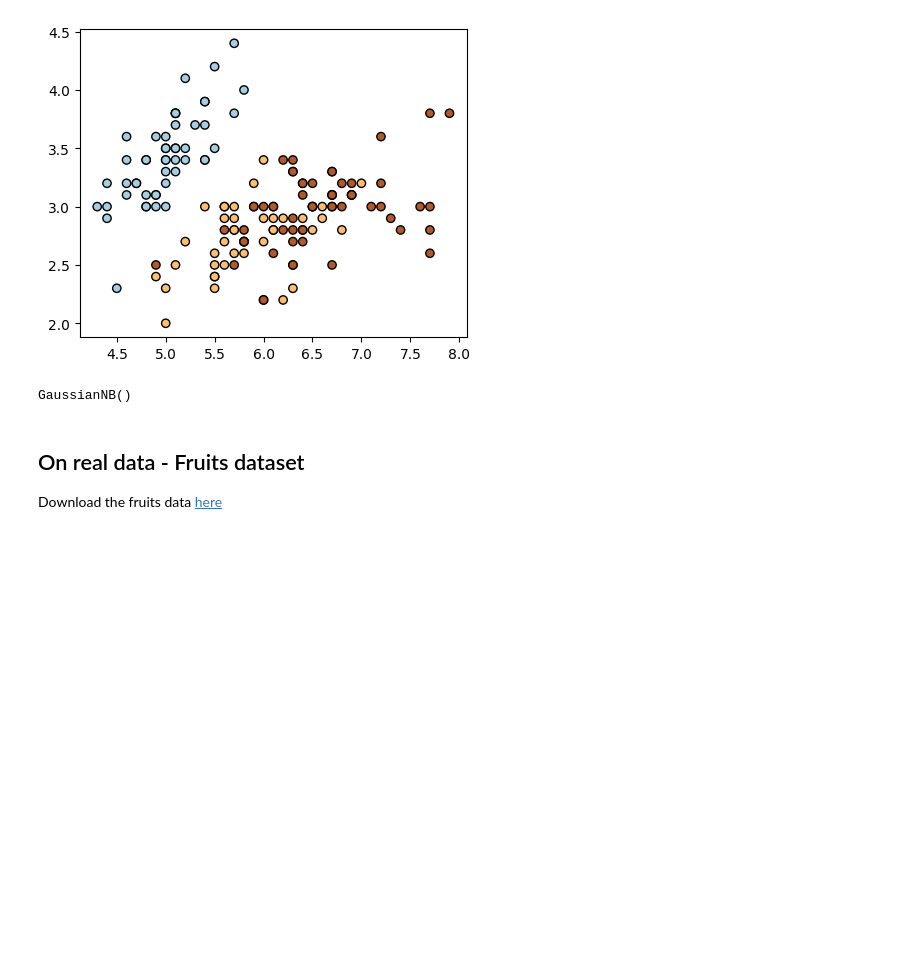
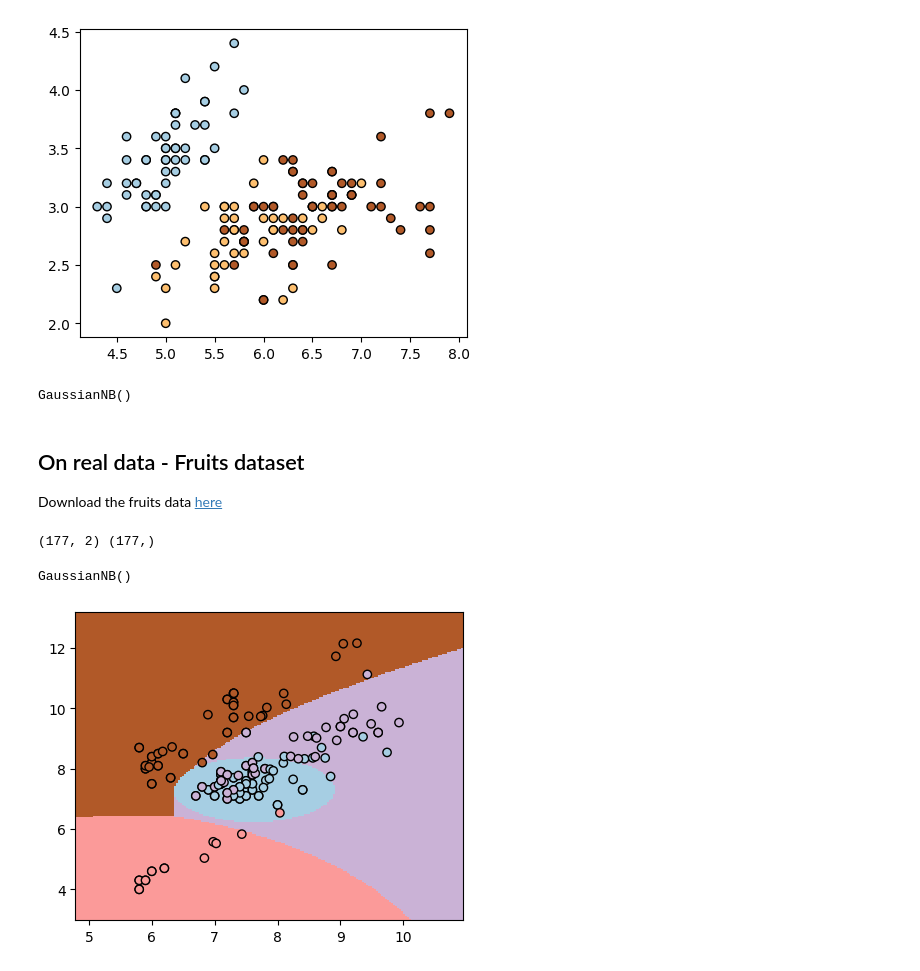
Before and after one commit to yustinbarnet/machine_learning, a Jupyter notebook: Sem_03/Naive_Bayes.ipynb, the cells around one changed output. Saved outputs shown, nothing was run; the diff lists cells and outputs as text; code cells hidden in the pictures; blank space fills up the shorter version.

```diff
--- a/Sem_03/Naive_Bayes.ipynb
+++ b/Sem_03/Naive_Bayes.ipynb
@@ -70,18 +70,22 @@ import seaborn as sns
 import matplotlib.pyplot as plt
 from sklearn.naive_bayes import GaussianNB
 # %%
-fruit_data = _ # Load the fruits dataset
-fruits_x = _  # Features. We'll pick 2
-fruits_y = _  # Labels
+fruit_data = pd.read_csv('/content/fruits_data_ext.csv')
+fruits_x = fruit_data[['width', 'height']].values  # Features: 'width' and 'height'
+fruits_y = fruit_data['fruit_label'].values  # Labels: 'fruit_label'
 
 # Convert everything to a np array
 fruits_x, fruits_y = np.asarray(fruits_x), np.asarray(fruits_y)
 
 # Print shapes
-print ( _ )
+print(fruits_x.shape, fruits_y.shape)
+# %% [output]
+(177, 2) (177,)
 # %%
 # Instance GaussianNB object
 naive_bayes = GaussianNB()
 
 # Training
- _ #(num_samples, Features)
+naive_bayes.fit(fruits_x, fruits_y)
+# %% [output]
+GaussianNB()
@@ -90,0 +92,24 @@ _
+# %%
+## Plot decision boundaries
+# Paso 1: Determinar los valores mínimo y máximo para el grid
+h_min, h_max = fruits_x[:, 0].min() - 1, fruits_x[:, 0].max() + 1
+v_min, v_max = fruits_x[:, 1].min() - 1, fruits_x[:, 1].max() + 1
+
+# Paso 2: Crear una cuadrícula de puntos
+h_grid, v_grid = np.meshgrid(np.linspace(h_min, h_max, 200), np.linspace(v_min, v_max, 200))
+
+# Paso 3: Predecir sobre la cuadrícula
+pred_grid = naive_bayes.predict(np.c_[h_grid.ravel(), v_grid.ravel()])
+
+# Paso 4: Cambiar el tamaño de las predicciones para ajustarlo al grid
+pred_grid = pred_grid.reshape(h_grid.shape)
+
+# Paso 5: Crear el gráfico
+_, ax = plt.subplots(figsize=(5, 4))  # Establecer tamaño de la gráfica
+ax.pcolormesh(h_grid, v_grid, pred_grid, cmap='Paired', shading='auto')  # Malla con fronteras de decisión
+ax.scatter(fruits_x[:, 0], fruits_x[:, 1], c=fruits_y, edgecolors='k', cmap='Paired')  # Puntos de los datos
+
+
+plt.show()
+# %% [output]
+[figure, added]
```
Also changed, not shown: parts of 1 cell of this notebook.
